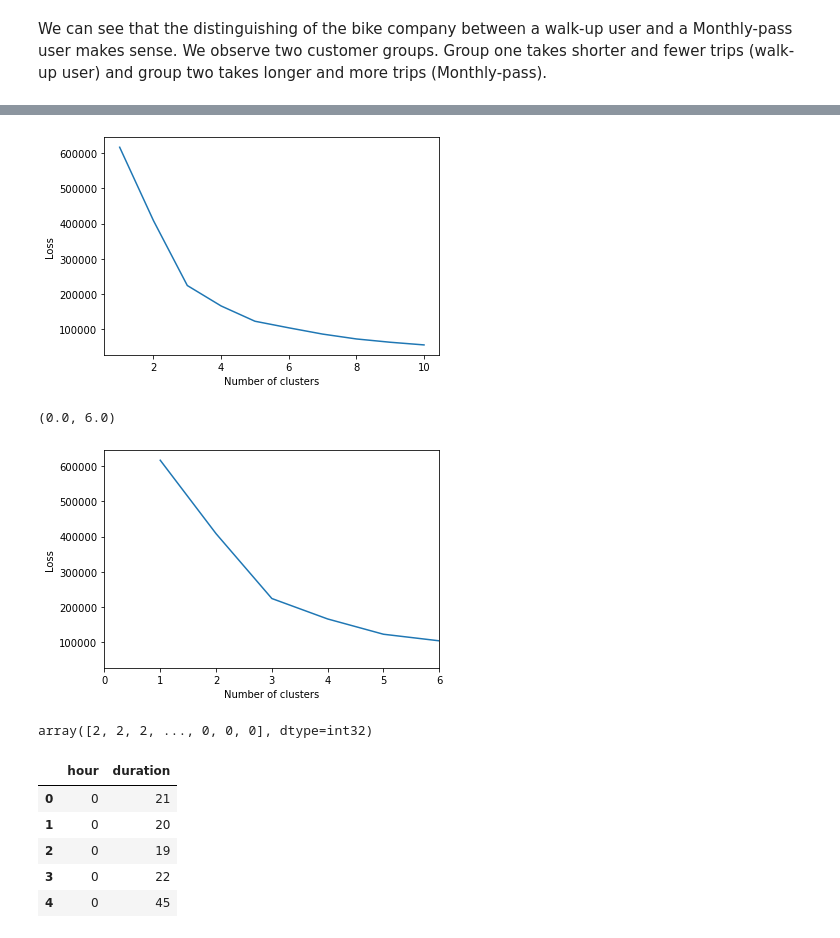
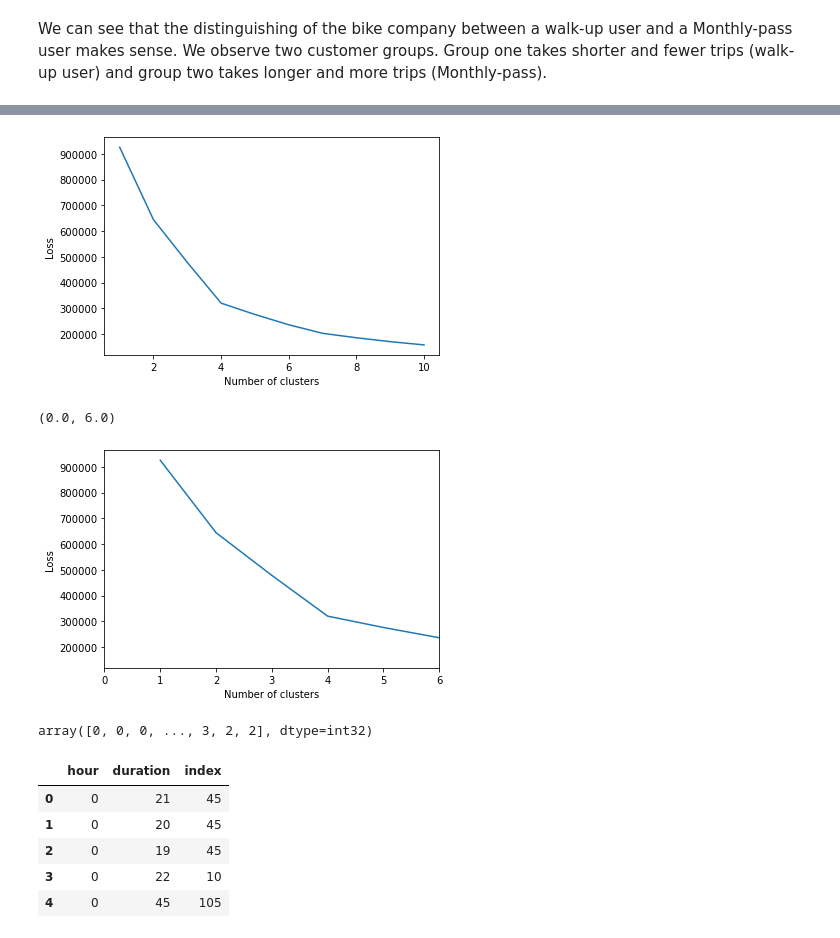
Before and after one commit to mschwa1010/AA_2022-23_Team_8, a Jupyter notebook: Clustering.ipynb, the cells around one changed output, grey strips where cells are left out. Saved outputs shown, nothing was run; the diff lists cells and outputs as text; code cells hidden in the pictures.

```diff
--- a/Clustering.ipynb
+++ b/Clustering.ipynb
@@ -107,5 +109,7 @@ la_2018_set.head()
 # %%
-la_2018_set.drop(columns =["day"], axis=1)
+#la_2018_set.drop(columns =["day"], axis=1)
 hour_set= pd.DataFrame()
 hour_set["hour"]= la_2018_set["hour"]
 hour_set["duration"]= la_2018_set["duration"]
+hour_set["station"]= la_2018_set["start_station"]
+hour_set.head()
@@ -111,0 +123,10 @@ hour_set["duration"]= la_2018_set["duration"]
+# %%
+transf= pd.DataFrame()
+transf["station"]=hour_set["station"]
+transf["hour"]=hour_set["hour"]
+transf.head()
+transf=pd.DataFrame(transf.groupby(["station"]).sum())
+transf= transf.reset_index()
+transf["index"]= list(range(132))
+transf=transf.drop(columns =["hour"], axis=1)
+transf.head()
@@ -111,0 +140,4 @@ hour_set["duration"]= la_2018_set["duration"]
+# %%
+feature_set = pd.DataFrame(hour_set.join(transf.set_index ("station"), on="station", how="left"))
+feature_set=feature_set.drop(columns =["station"], axis=1)
+feature_set.head()
@@ -112,50 +151,50 @@ hour_set["duration"]= la_2018_set["duration"]
 # %%
 from sklearn.preprocessing import StandardScaler
 scaler = StandardScaler()
-scaler.fit(hour_set)
-X_scaled = scaler.transform(hour_set)
-X_scaled_df = pd.DataFrame(X_scaled, columns=hour_set.columns, index=hour_set.index)
+scaler.fit(feature_set)
+X_scaled = scaler.transform(feature_set)
+X_scaled_df = pd.DataFrame(X_scaled, columns=feature_set.columns, index=feature_set.index)
 X_scaled_df.head()
 
 k_max=10
 clusters = []
 losses = []
 
 for k in range(k_max):
     model = KMeans(n_clusters=k+1)
     model.fit(X_scaled)
     clusters.append(k+1)
     losses.append(model.inertia_)
 
 plt.plot(clusters, losses)
 plt.ylabel("Loss")
 plt.xlabel("Number of clusters")
 plt.show()
 
 plt.plot(clusters, losses)
 plt.ylabel("Loss")
 plt.xlabel("Number of clusters")
 plt.xlim([0,6])
 # %% [output]
-[figure, old version]
+[figure, new version]
 (0.0, 6.0)
-[figure, old version]
+[figure, new version]
 # %%
 # refit algorithm
-two_means = KMeans(n_clusters=3)
+two_means = KMeans(n_clusters=4)
 two_means.fit(X_scaled)
 
 # match records to clusters by calling predict
 two_means.predict(X_scaled)
 # %% [output]
-array([2, 2, 2, ..., 0, 0, 0], dtype=int32)
+array([0, 0, 0, ..., 3, 2, 2], dtype=int32)
 # %%
-hour_set.head()
+feature_set.head()
 # %% [output]
-|  | hour | duration |
-| 0 | 0 | 21 |
-| 1 | 0 | 20 |
-| 2 | 0 | 19 |
-| 3 | 0 | 22 |
-| 4 | 0 | 45 |
+|  | hour | duration | index |
+| 0 | 0 | 21 | 45 |
+| 1 | 0 | 20 | 45 |
+| 2 | 0 | 19 | 45 |
+| 3 | 0 | 22 | 10 |
+| 4 | 0 | 45 | 105 |
 # %%
```
Also changed, not shown: parts of 17 cells of this notebook, 2 other files.
